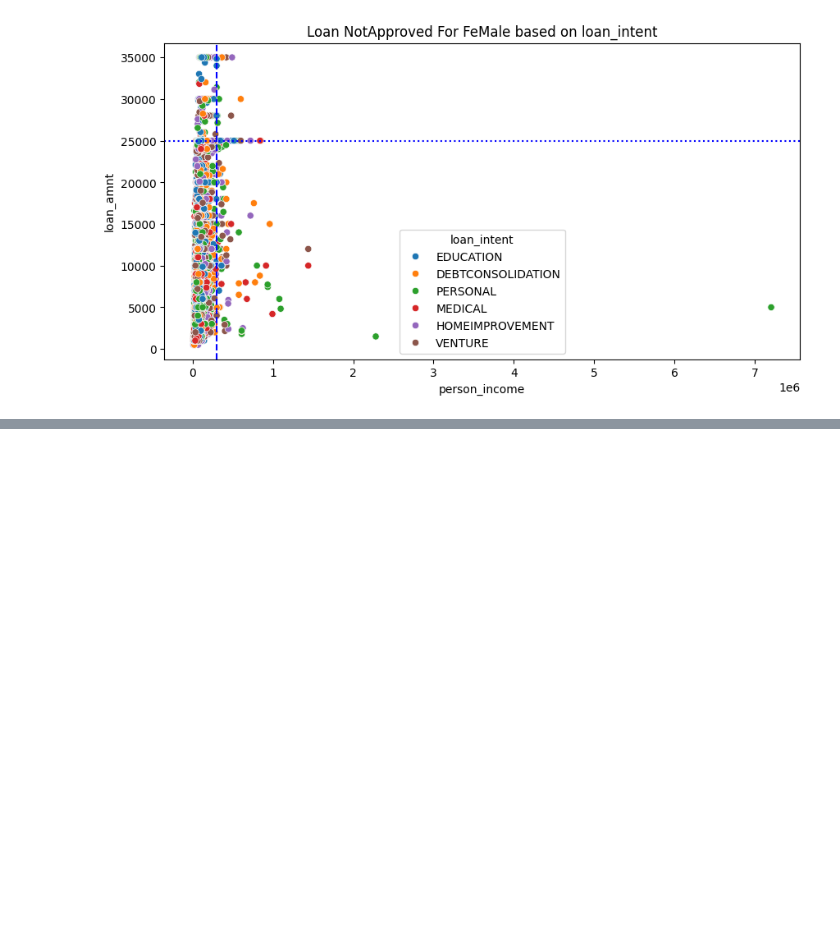
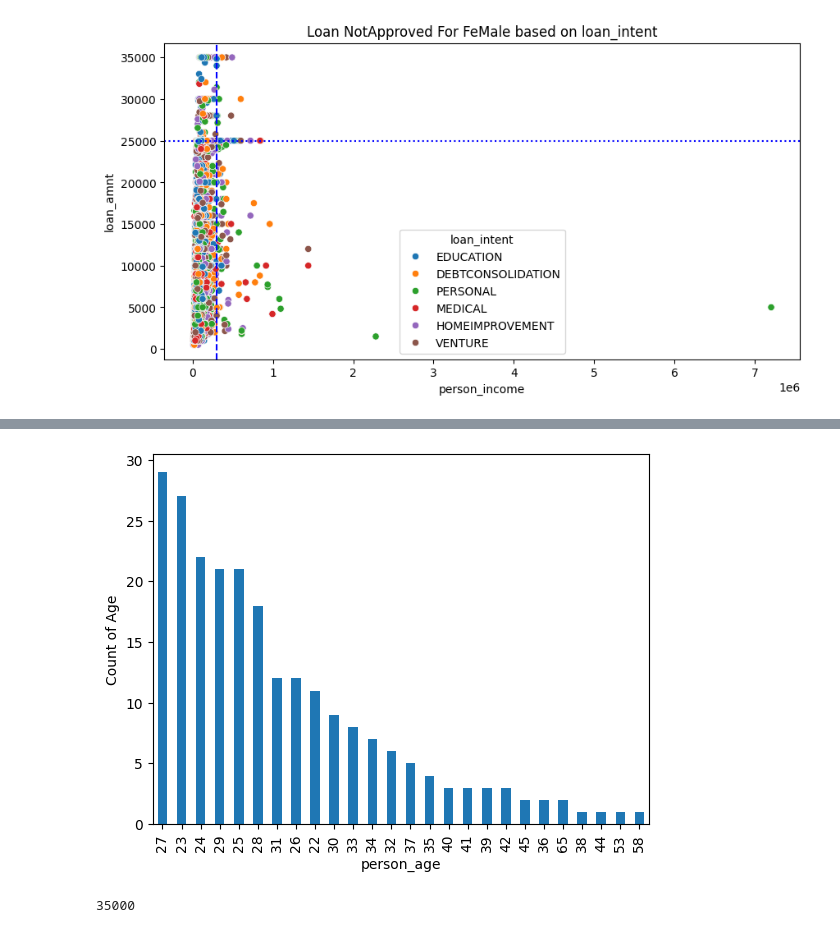
Before and after one commit to NikhilJ2712/Data-Science, a Jupyter notebook: Case_Study3_Loan_Approval_EDA.ipynb, the cells around one changed output, grey strips where cells are left out. Drawn from its saved outputs; the diff is of its cells as text; code cells hidden in the pictures; blank space fills up the shorter version.

```diff
--- a/Case_Study3_Loan_Approval_EDA.ipynb
+++ b/Case_Study3_Loan_Approval_EDA.ipynb
@@ -360,0 +372,10 @@ plt.show()
+# %%
+df[df['loan_amnt']== 35000]['person_age'].value_counts().sort_values(ascending=False).plot(kind='bar')
+plt.ylabel('Count of Age')
+plt.show()
+# %% [output]
+[figure, added]
+# %%
+df['loan_amnt'].max()
+# %% [output]
+35000
```
Also changed, not shown: parts of 12 cells of this notebook.
